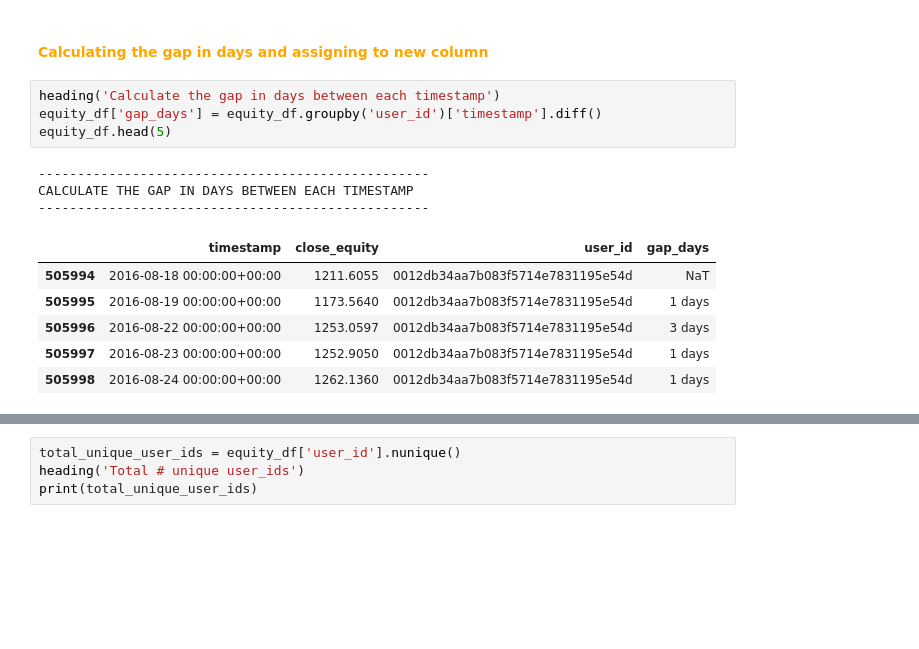
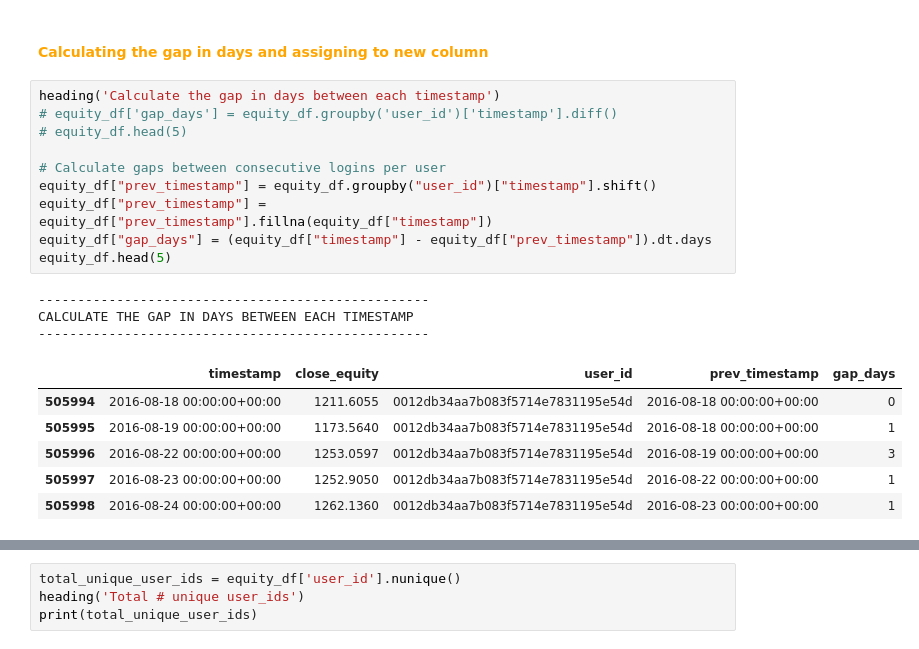
Before and after one commit to carlmaps/MagnimindProjects, a Jupyter notebook: ML/RobinHood Churn/RobinhoodChurn.ipynb, the cells around one changed output, grey strips where cells are left out. Saved outputs shown, nothing was run; the diff lists cells and outputs as text; blank space fills up the shorter version.

```diff
--- a/ML/RobinHood Churn/RobinhoodChurn.ipynb
+++ b/ML/RobinHood Churn/RobinhoodChurn.ipynb
@@ -163,16 +163,22 @@ SORT THE DATAFRAME BY USER_ID AND TIMESTAMP
 <h4 style="color:orange;">Calculating the gap in days and assigning to new column</h4>
 # %%
 heading('Calculate the gap in days between each timestamp')
-equity_df['gap_days'] = equity_df.groupby('user_id')['timestamp'].diff()
+# equity_df['gap_days'] = equity_df.groupby('user_id')['timestamp'].diff()
+# equity_df.head(5)
+
+# Calculate gaps between consecutive logins per user
+equity_df["prev_timestamp"] = equity_df.groupby("user_id")["timestamp"].shift()
+equity_df["prev_timestamp"] = equity_df["prev_timestamp"].fillna(equity_df["timestamp"])
+equity_df["gap_days"] = (equity_df["timestamp"] - equity_df["prev_timestamp"]).dt.days
 equity_df.head(5)
 # %% [output]
 --------------------------------------------------
 CALCULATE THE GAP IN DAYS BETWEEN EACH TIMESTAMP
 --------------------------------------------------
-|  | timestamp | close_equity | user_id | gap_days |
-| 505994 | 2016-08-18 00:00:00+00:00 | 1211.6055 | 0012db34aa7b083f5714e7831195e54d | NaT |
-| 505995 | 2016-08-19 00:00:00+00:00 | 1173.5640 | 0012db34aa7b083f5714e7831195e54d | 1 days |
-| 505996 | 2016-08-22 00:00:00+00:00 | 1253.0597 | 0012db34aa7b083f5714e7831195e54d | 3 days |
-| 505997 | 2016-08-23 00:00:00+00:00 | 1252.9050 | 0012db34aa7b083f5714e7831195e54d | 1 days |
-| 505998 | 2016-08-24 00:00:00+00:00 | 1262.1360 | 0012db34aa7b083f5714e7831195e54d | 1 days |
+|  | timestamp | close_equity | user_id | prev_timestamp | gap_days |
+| 505994 | 2016-08-18 00:00:00+00:00 | 1211.6055 | 0012db34aa7b083f5714e7831195e54d | 2016-08-18 00:00:00+00:00 | 0 |
+| 505995 | 2016-08-19 00:00:00+00:00 | 1173.5640 | 0012db34aa7b083f5714e7831195e54d | 2016-08-18 00:00:00+00:00 | 1 |
+| 505996 | 2016-08-22 00:00:00+00:00 | 1253.0597 | 0012db34aa7b083f5714e7831195e54d | 2016-08-19 00:00:00+00:00 | 3 |
+| 505997 | 2016-08-23 00:00:00+00:00 | 1252.9050 | 0012db34aa7b083f5714e7831195e54d | 2016-08-22 00:00:00+00:00 | 1 |
+| 505998 | 2016-08-24 00:00:00+00:00 | 1262.1360 | 0012db34aa7b083f5714e7831195e54d | 2016-08-23 00:00:00+00:00 | 1 |
 # %%
```
Also changed, not shown: parts of 46 cells of this notebook.
